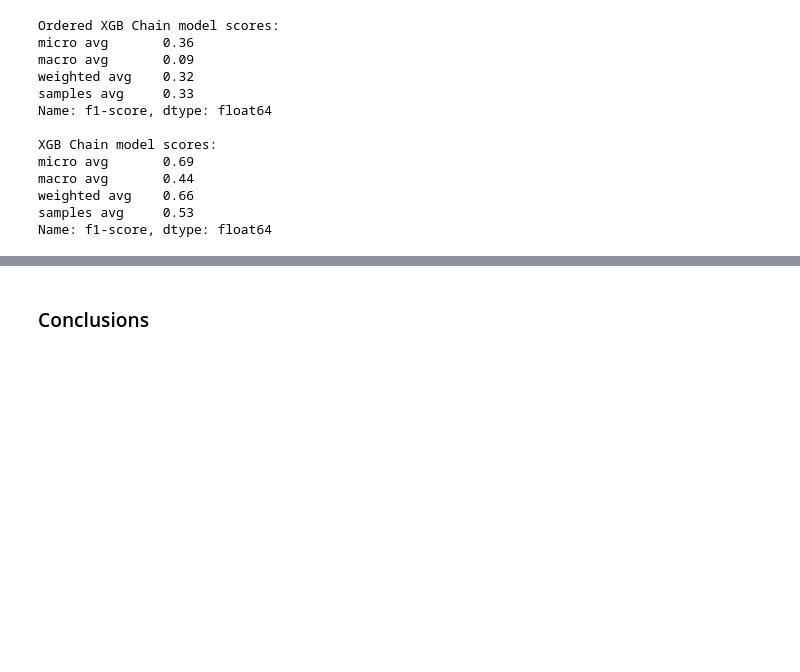
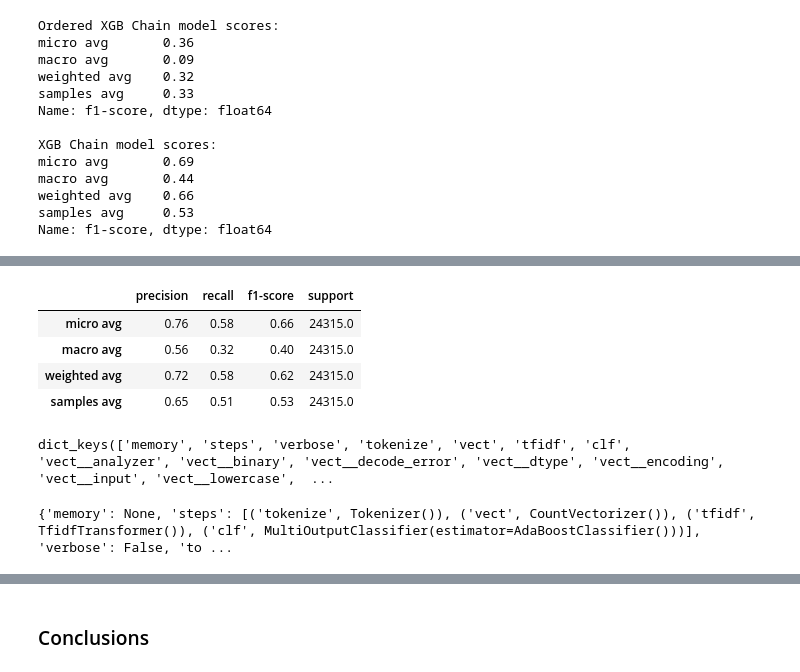
Before and after one commit to SolanaO/Disaster_Response_Texts, a Jupyter notebook: notebooks/ML_Pipeline_Preparation.ipynb, the cells around one changed output, grey strips where cells are left out. Drawn from its saved outputs; the diff is of its cells as text; code cells hidden in the pictures; blank space fills up the shorter version.

```diff
--- a/notebooks/ML_Pipeline_Preparation.ipynb
+++ b/notebooks/ML_Pipeline_Preparation.ipynb
@@ -1223,0 +1267,19 @@ Name: f1-score, dtype: float64
+# %%
+# averages the chain of xgb classifiers with ordered labels
+ada_model_avg_report = report_to_dataframe(Y_test, Y_pred_ada, categories)[1]
+ada_model_avg_report
+# %% [output]
+|  | precision | recall | f1-score | support |
+| micro avg | 0.76 | 0.58 | 0.66 | 24315.0 |
+| macro avg | 0.56 | 0.32 | 0.40 | 24315.0 |
+| weighted avg | 0.72 | 0.58 | 0.62 | 24315.0 |
+| samples avg | 0.65 | 0.51 | 0.53 | 24315.0 |
+# %%
+# first access the parameter keys of the individual estimators
+print(pipe_ada.get_params().keys())
+# %% [output]
+dict_keys(['memory', 'steps', 'verbose', 'tokenize', 'vect', 'tfidf', 'clf', 'vect__analyzer', 'vect__binary', 'vect__decode_error', 'vect__dtype', 'vect__encoding', 'vect__input', 'vect__lowercase',  ...
+# %%
+print(pipe_ada.get_params())
+# %% [output]
+{'memory': None, 'steps': [('tokenize', Tokenizer()), ('vect', CountVectorizer()), ('tfidf', TfidfTransformer()), ('clf', MultiOutputClassifier(estimator=AdaBoostClassifier()))], 'verbose': False, 'to ...
```
Also changed, not shown: parts of 23 cells of this notebook.
